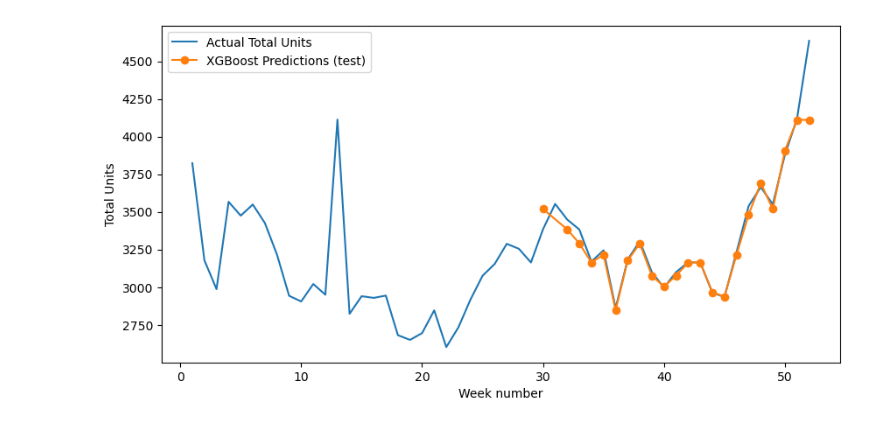
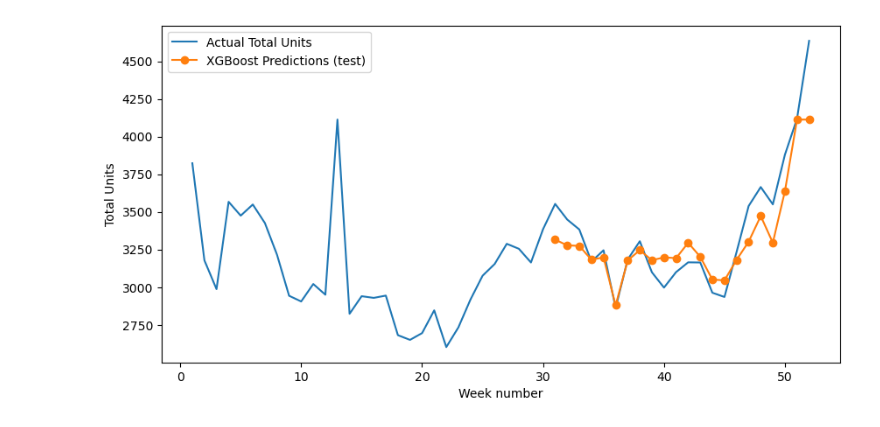
Before and after one commit to CasGijtenbeek/Data-Science-Project, a Jupyter notebook: xgboost.ipynb, the cells around one changed output. Saved outputs shown, nothing was run; the diff lists cells and outputs as text; code cells hidden in the pictures.

Commit message:
xgboost prediction for the week

```diff
--- a/xgboost.ipynb
+++ b/xgboost.ipynb
@@ -16,12 +18,27 @@ weekly = (df.groupby(["Week number"])
             .agg({
                 "Quantity": "sum",
                 "Total": "sum",
-                "Is_holiday": "max"
+                "Is_holiday": "max",
             })
             .reset_index()
             .rename(columns={"Quantity": "Total_Units", "Total": "Total_Sales"})
 )
 
 weekly.sort_values(by=["Week number"], inplace=True)
-print(weekly.head())
+
+# categories = weekly["Category"].unique()
+# category_dict = {}
+# for x in range(len(categories)):
+#     category_dict[categories[x]] = x
+
+# weekly["Category"] = weekly["Category"].map(category_dict)
+
+
+weekly["Lag_1_Units"] = weekly["Total_Units"].shift(1)
+weekly["Lag_2_Units"] = weekly["Total_Units"].shift(2)
+weekly["Lag_3_Units"] = weekly["Total_Units"].shift(3)
+
+weekly = weekly.fillna(weekly.mean())
+
+weekly.head()
 # %% [output]
@@ -34,16 +51,17 @@ print(weekly.head())
 # %%
-X_data, Y_data = np.array(weekly), np.array(weekly["Total_Units"].values)
+# X_data, Y_data = np.array(weekly.drop(columns=["Total_Units"])), np.array(weekly["Total_Units"].values)
+X_data, Y_data = weekly.drop(columns="Total_Units"), weekly["Total_Units"]
 # %%
 x_train, x_test = X_data[:30], X_data[30:]
 y_train, y_test = Y_data[:30], Y_data[30:]
 
-scaler_X = MinMaxScaler()
-x_train = scaler_X.fit_transform(x_train)
-x_test = scaler_X.transform(x_test)
+# scaler_X = MinMaxScaler()
+# x_train = scaler_X.fit_transform(x_train)
+# x_test = scaler_X.transform(x_test)
 
-scaler_y = MinMaxScaler()
-y_train = scaler_y.fit_transform(y_train.reshape(-1, 1))
-y_test = scaler_y.transform(y_test.reshape(-1, 1))
+# scaler_y = MinMaxScaler()
+# y_train = scaler_y.fit_transform(y_train.reshape(-1, 1))
+# y_test = scaler_y.transform(y_test.reshape(-1, 1))
 # %%
 xgb = xgboost.XGBRegressor(max_depth=28, n_estimators=150)
 xgb.fit(x_train, y_train)
@@ -61,22 +108,23 @@ Mean Squared Error: 0.005931237822177734
 # %%
 import matplotlib.pyplot as plt
-
-# inverse-transform predictions and x_test to original scale
-y_pred_inv = scaler_y.inverse_transform(y_pred_xgb.reshape(-1, 1)).ravel()
-x_test_orig = scaler_X.inverse_transform(x_test)
-week_nums_test = x_test_orig[:, 0].astype(int)
+# No scaling is used, so use predictions and test data directly
+y_pred_inv = y_pred_xgb
+week_nums_test = x_test["Week number"].values
 
 # sort by week number so the line looks correct over time
 order = week_nums_test.argsort()
 week_nums_test_sorted = week_nums_test[order]
 y_pred_inv_sorted = y_pred_inv[order]
 
 plt.figure(figsize=(10, 5))
 plt.plot(weekly["Week number"], weekly["Total_Units"], label="Actual Total Units")
 plt.plot(week_nums_test_sorted, y_pred_inv_sorted, "o-", label="XGBoost Predictions (test)")
 plt.xlabel("Week number")
 plt.ylabel("Total Units")
 plt.legend()
+# plt.title("XGBoost Model Predictions vs Actual Total Units")
+# plt.grid(True, alpha=0.3)
+# plt.xlim(30, 52)
 plt.show()
 # %% [output]
-[figure, old version]
+[figure, new version]
```
Also changed, not shown: parts of 3 cells of this notebook.
